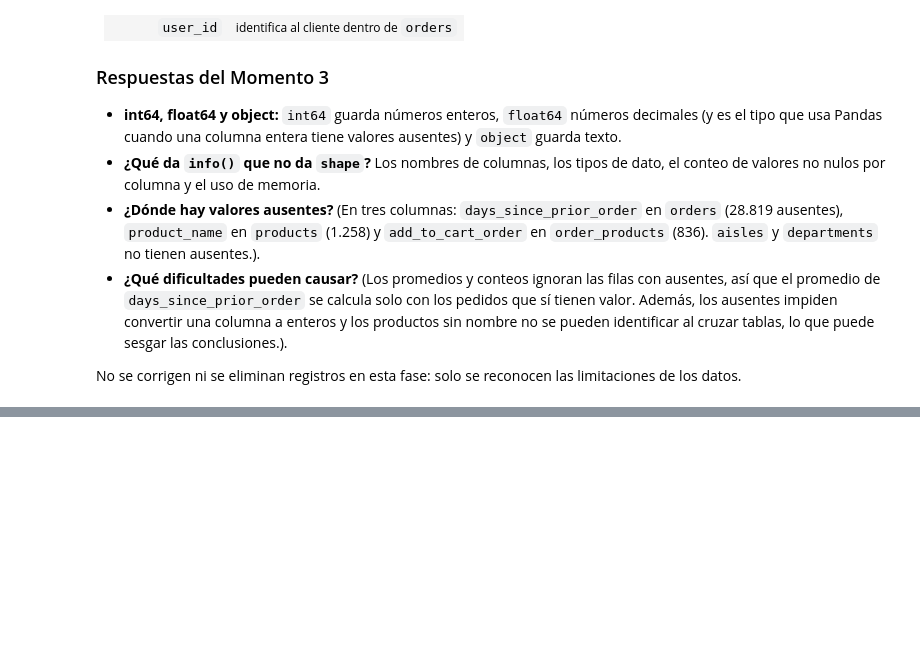
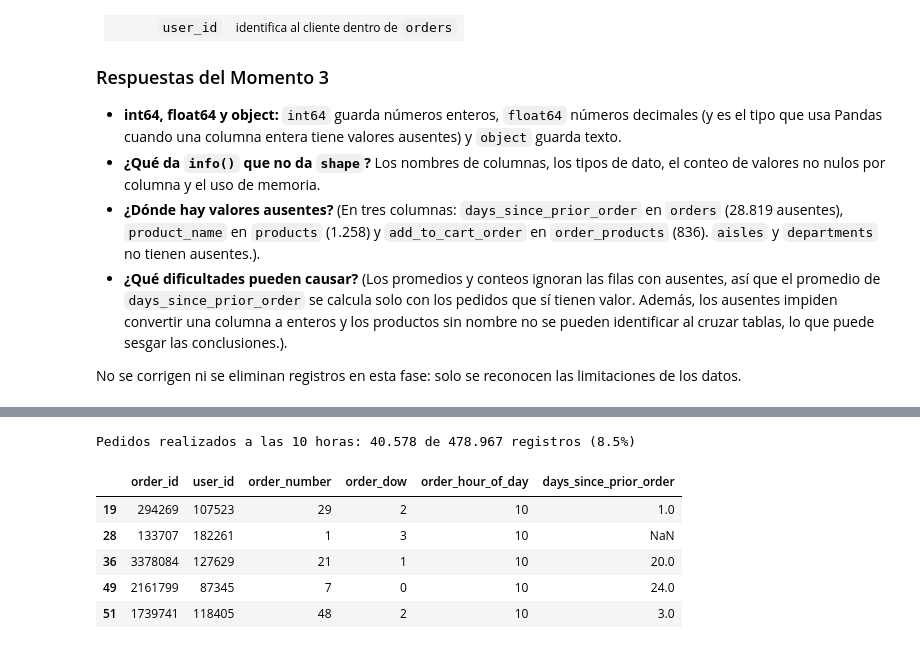
Before and after one commit to brandonmesamm-png/instacart-analisis, a Jupyter notebook: notebooks/01_exploracion.ipynb, the cells around one changed output, grey strips where cells are left out. Cells and saved outputs as stored; diff of their text form; code cells hidden in the pictures; blank space fills up the shorter version.

```diff
--- a/notebooks/01_exploracion.ipynb
+++ b/notebooks/01_exploracion.ipynb
@@ -210,0 +226,5 @@ No se corrigen ni se eliminan registros en esta fase: solo se reconocen las limi
+# %%
+def mostrar(resultado, total, descripcion):
+    n = len(resultado)
+    print(f"{descripcion}: {n:,} de {total:,} registros ({n / total:.1%})".replace(",", "."))
+    display(resultado.head())
@@ -210,0 +256,12 @@ No se corrigen ni se eliminan registros en esta fase: solo se reconocen las limi
+# %%
+# 3. Pedidos realizados a las 10 horas (orders)
+r = orders.loc[orders["order_hour_of_day"] == 10]
+mostrar(r, len(orders), "Pedidos realizados a las 10 horas")
+# %% [output]
+Pedidos realizados a las 10 horas: 40.578 de 478.967 registros (8.5%)
+|  | order_id | user_id | order_number | order_dow | order_hour_of_day | days_since_prior_order |
+| 19 | 294269 | 107523 | 29 | 2 | 10 | 1.0 |
+| 28 | 133707 | 182261 | 1 | 3 | 10 | NaN |
+| 36 | 3378084 | 127629 | 21 | 1 | 10 | 20.0 |
+| 49 | 2161799 | 87345 | 7 | 0 | 10 | 24.0 |
+| 51 | 1739741 | 118405 | 48 | 2 | 10 | 3.0 |
```
Also changed, not shown: parts of 13 cells of this notebook.
